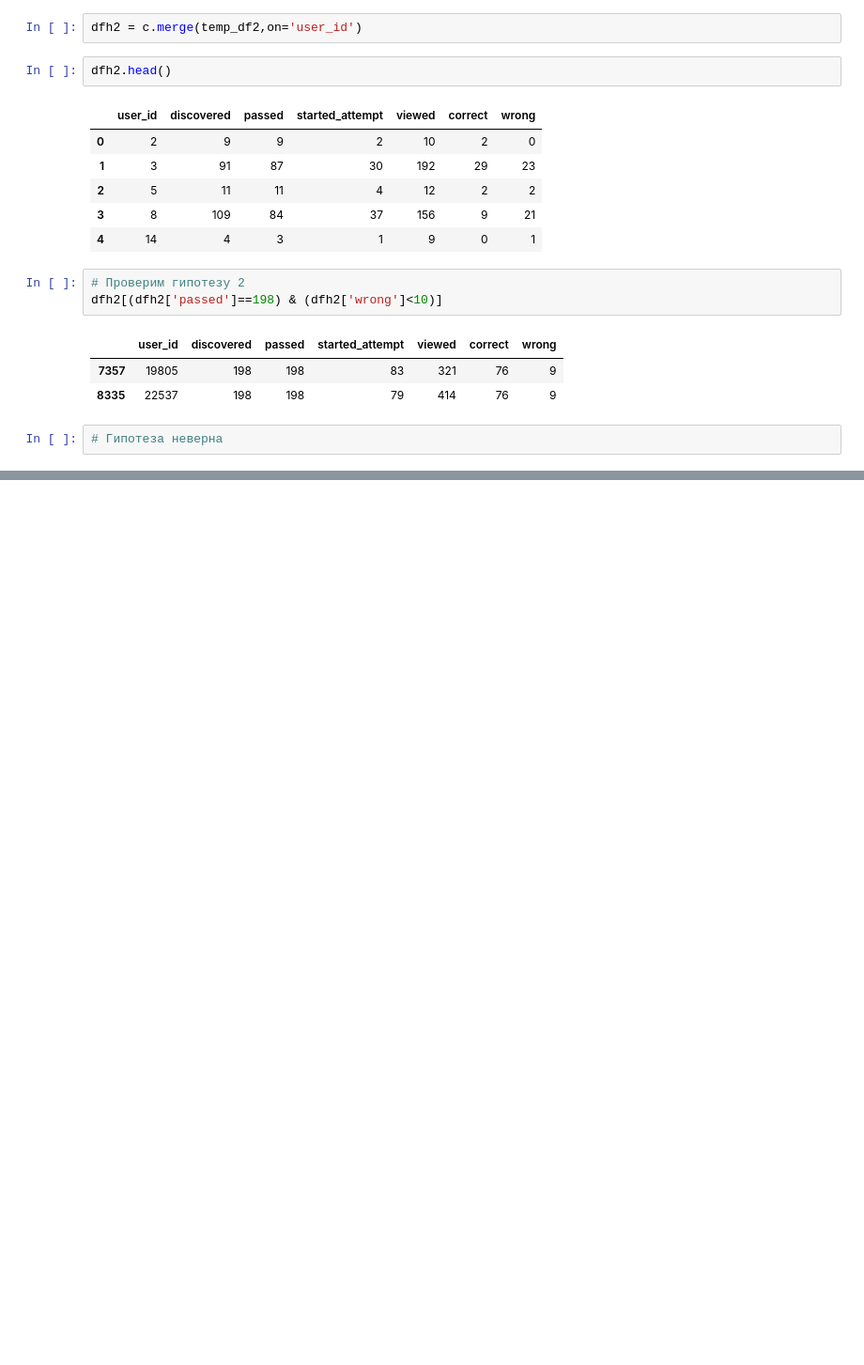
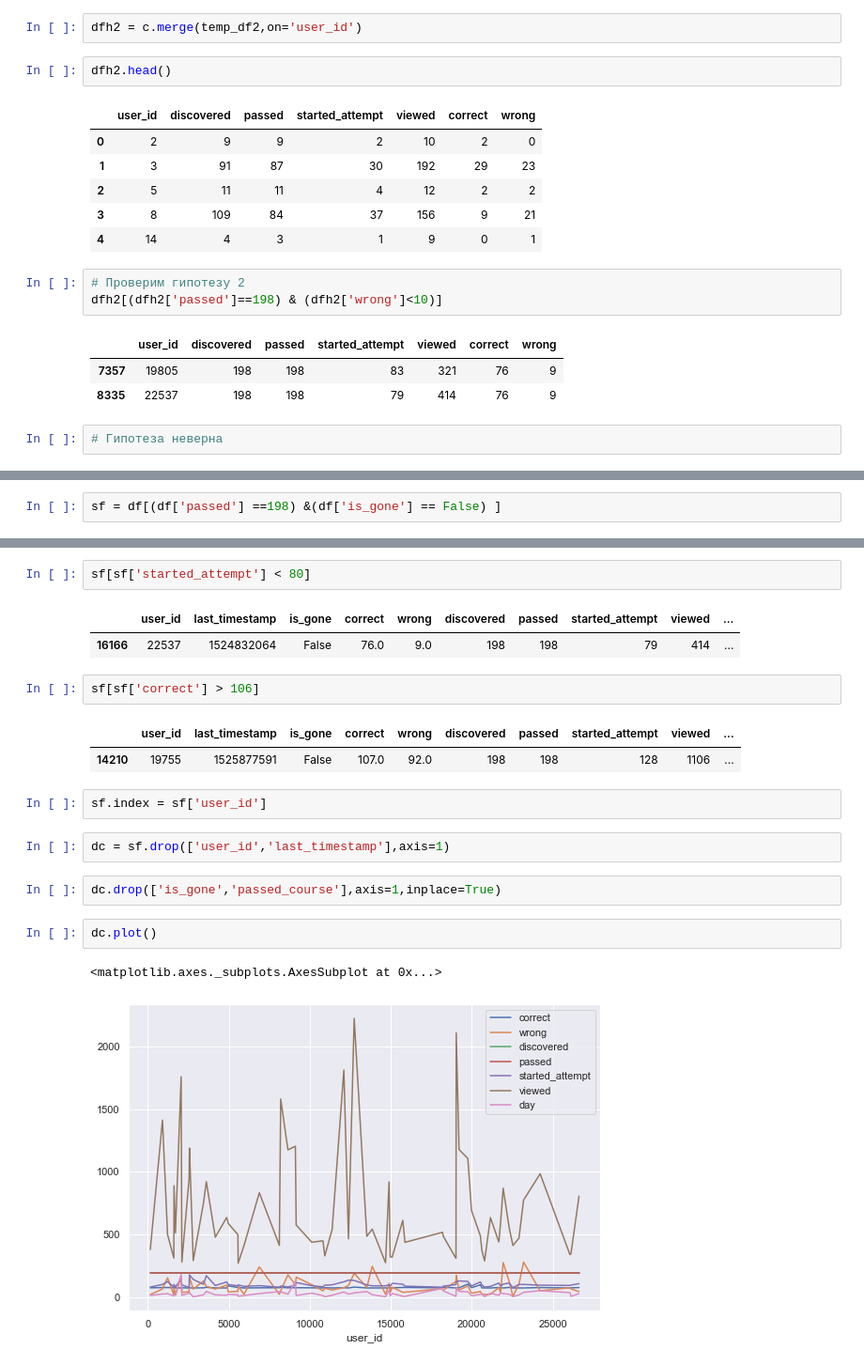
Before and after one commit to t0r1n88/stepic_ml_begin, a Jupyter notebook: stepic_ml_contest.ipynb, the cells around one changed output, grey strips where cells are left out. Shown at 94% size. Cells and saved outputs as stored; diff of their text form; blank space fills up the shorter version.

```diff
--- a/stepic_ml_contest.ipynb
+++ b/stepic_ml_contest.ipynb
@@ -462,0 +459,2 @@ dfh2[(dfh2['passed']==198) & (dfh2['wrong']<10)]
+# %%
+sf = df[(df['passed'] ==198) &(df['is_gone'] == False) ]
@@ -462,0 +473,21 @@ dfh2[(dfh2['passed']==198) & (dfh2['wrong']<10)]
+# %%
+sf[sf['started_attempt'] < 80]
+# %% [output]
+|  | user_id | last_timestamp | is_gone | correct | wrong | discovered | passed | started_attempt | viewed | ... |
+| 16166 | 22537 | 1524832064 | False | 76.0 | 9.0 | 198 | 198 | 79 | 414 | ... |
+# %%
+sf[sf['correct'] > 106]
+# %% [output]
+|  | user_id | last_timestamp | is_gone | correct | wrong | discovered | passed | started_attempt | viewed | ... |
+| 14210 | 19755 | 1525877591 | False | 107.0 | 92.0 | 198 | 198 | 128 | 1106 | ... |
+# %%
+sf.index = sf['user_id']
+# %%
+dc = sf.drop(['user_id','last_timestamp'],axis=1)
+# %%
+dc.drop(['is_gone','passed_course'],axis=1,inplace=True)
+# %%
+dc.plot()
+# %% [output]
+<matplotlib.axes._subplots.AxesSubplot at 0x...>
+[figure, added]
```
Also changed, not shown: parts of 38 cells of this notebook.
